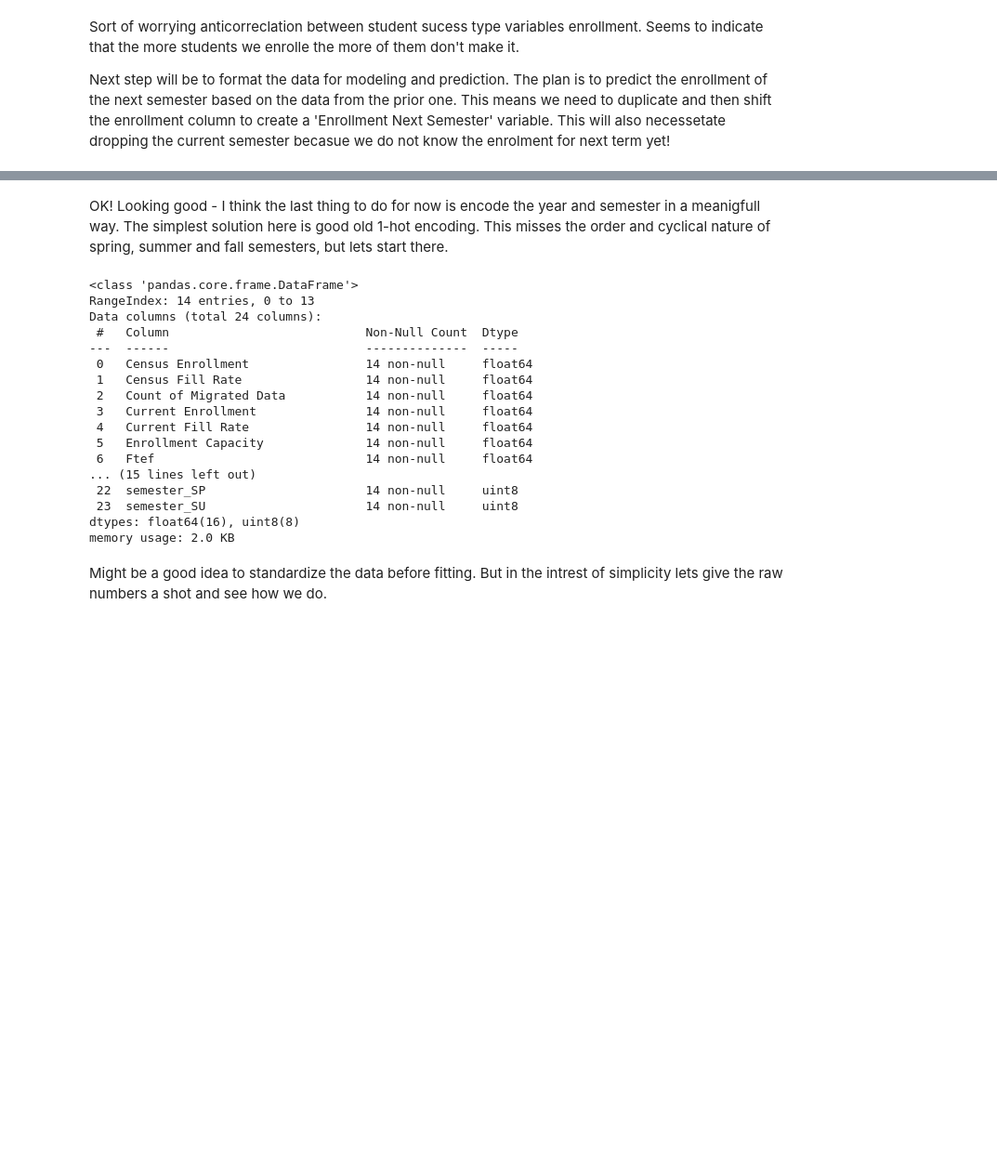
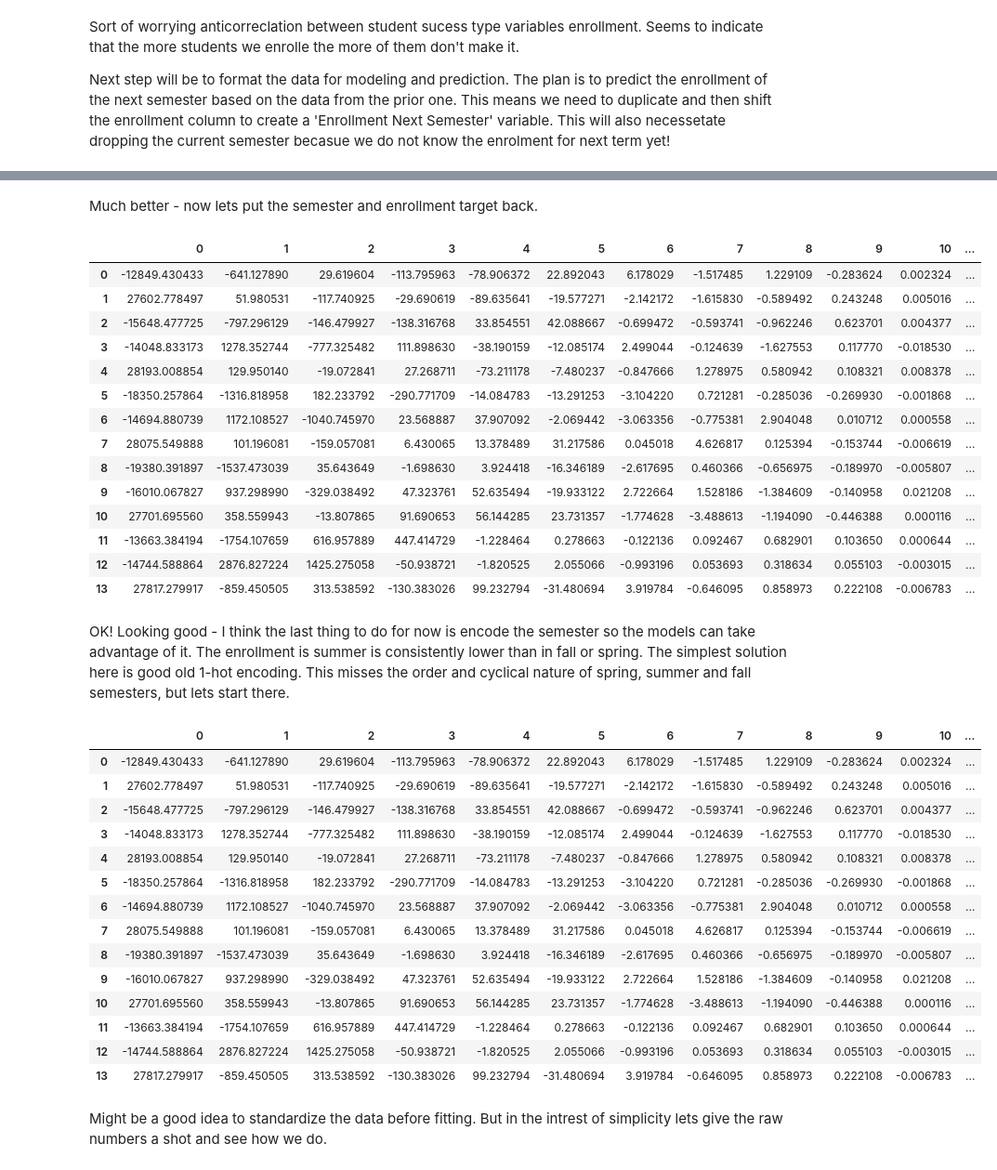
Before and after one commit to gperdrizet/LMC-enrollment-forecast, a Jupyter notebook: notebooks/data_exploration.ipynb, the cells around one changed output, grey strips where cells are left out. Shown: that part at 93% size. Saved outputs shown, nothing was run; the diff lists cells and outputs as text; code cells hidden in the pictures; blank space fills up the shorter version.

```diff
--- a/notebooks/data_exploration.ipynb
+++ b/notebooks/data_exploration.ipynb
@@ -142,33 +162,52 @@ enrollment_by_semester
+# %% [markdown]
+Much better - now lets put the semester and enrollment target back.
+# %%
+# Add the shifted enrollment and semester data back to our master dataframe
+enrollment_by_semester_PCA = pd.concat([enrollment_by_semester_PCA, trimmed_enrollment, trimmed_semester], axis=1)
+enrollment_by_semester_PCA
+# %% [output]
+|  | 0 | 1 | 2 | 3 | 4 | 5 | 6 | 7 | 8 | 9 | 10 | ... |
+| 0 | -12849.430433 | -641.127890 | 29.619604 | -113.795963 | -78.906372 | 22.892043 | 6.178029 | -1.517485 | 1.229109 | -0.283624 | 0.002324 | ... |
+| 1 | 27602.778497 | 51.980531 | -117.740925 | -29.690619 | -89.635641 | -19.577271 | -2.142172 | -1.615830 | -0.589492 | 0.243248 | 0.005016 | ... |
+| 2 | -15648.477725 | -797.296129 | -146.479927 | -138.316768 | 33.854551 | 42.088667 | -0.699472 | -0.593741 | -0.962246 | 0.623701 | 0.004377 | ... |
+| 3 | -14048.833173 | 1278.352744 | -777.325482 | 111.898630 | -38.190159 | -12.085174 | 2.499044 | -0.124639 | -1.627553 | 0.117770 | -0.018530 | ... |
+| 4 | 28193.008854 | 129.950140 | -19.072841 | 27.268711 | -73.211178 | -7.480237 | -0.847666 | 1.278975 | 0.580942 | 0.108321 | 0.008378 | ... |
+| 5 | -18350.257864 | -1316.818958 | 182.233792 | -290.771709 | -14.084783 | -13.291253 | -3.104220 | 0.721281 | -0.285036 | -0.269930 | -0.001868 | ... |
+| 6 | -14694.880739 | 1172.108527 | -1040.745970 | 23.568887 | 37.907092 | -2.069442 | -3.063356 | -0.775381 | 2.904048 | 0.010712 | 0.000558 | ... |
+| 7 | 28075.549888 | 101.196081 | -159.057081 | 6.430065 | 13.378489 | 31.217586 | 0.045018 | 4.626817 | 0.125394 | -0.153744 | -0.006619 | ... |
+| 8 | -19380.391897 | -1537.473039 | 35.643649 | -1.698630 | 3.924418 | -16.346189 | -2.617695 | 0.460366 | -0.656975 | -0.189970 | -0.005807 | ... |
+| 9 | -16010.067827 | 937.298990 | -329.038492 | 47.323761 | 52.635494 | -19.933122 | 2.722664 | 1.528186 | -1.384609 | -0.140958 | 0.021208 | ... |
+| 10 | 27701.695560 | 358.559943 | -13.807865 | 91.690653 | 56.144285 | 23.731357 | -1.774628 | -3.488613 | -1.194090 | -0.446388 | 0.000116 | ... |
+| 11 | -13663.384194 | -1754.107659 | 616.957889 | 447.414729 | -1.228464 | 0.278663 | -0.122136 | 0.092467 | 0.682901 | 0.103650 | 0.000644 | ... |
+| 12 | -14744.588864 | 2876.827224 | 1425.275058 | -50.938721 | -1.820525 | 2.055066 | -0.993196 | 0.053693 | 0.318634 | 0.055103 | -0.003015 | ... |
+| 13 | 27817.279917 | -859.450505 | 313.538592 | -130.383026 | 99.232794 | -31.480694 | 3.919784 | -0.646095 | 0.858973 | 0.222108 | -0.006783 | ... |
 # %% [markdown]
-OK! Looking good - I think the last thing to do for now is encode the year and semester in a meanigfull way. The simplest solution here is good old 1-hot encoding. This misses the order and cyclical nature of spring, summer and fall semesters, but lets start there.
+OK! Looking good - I think the last thing to do for now is encode the semester so the models can take advantage of it. The enrollment is summer is consistently lower than in fall or spring. The simplest solution here is good old 1-hot encoding. This misses the order and cyclical nature of spring, summer and fall semesters, but lets start there.
 # %%
-# Make onehot dataframes for years and semesters
-years = pd.get_dummies(enrollment_by_semester.year, prefix='year')
-semesters = pd.get_dummies(enrollment_by_semester.semester, prefix='semester')
+# Make onehot dataframe for semesters
+semesters = pd.get_dummies(enrollment_by_semester_PCA['Next Semester Type'], prefix='next_semester')
 
 # Add back to master dataframe and clean up old columns
-enrollment_by_semester = pd.concat([enrollment_by_semester, years, semesters], axis=1)
-enrollment_by_semester.drop(['year', 'semester'], axis=1, inplace=True)
+enrollment_by_semester_PCA = pd.concat([enrollment_by_semester_PCA, semesters], axis=1)
+#enrollment_by_semester_PCA.drop(['Next Semester Type'], axis=1, inplace=True)
 
-enrollment_by_semester.info()
+enrollment_by_semester_PCA
 # %% [output]
-<class 'pandas.core.frame.DataFrame'>
-RangeIndex: 14 entries, 0 to 13
-Data columns (total 24 columns):
- #   Column                           Non-Null Count  Dtype
----  ------                           --------------  -----
- 0   Census Enrollment                14 non-null     float64
- 1   Census Fill Rate                 14 non-null     float64
- 2   Count of Migrated Data           14 non-null     float64
- 3   Current Enrollment               14 non-null     float64
- 4   Current Fill Rate                14 non-null     float64
- 5   Enrollment Capacity              14 non-null     float64
- 6   Ftef                             14 non-null     float64
-... (15 lines left out)
- 22  semester_SP                      14 non-null     uint8
- 23  semester_SU                      14 non-null     uint8
-dtypes: float64(16), uint8(8)
-memory usage: 2.0 KB
+|  | 0 | 1 | 2 | 3 | 4 | 5 | 6 | 7 | 8 | 9 | 10 | ... |
+| 0 | -12849.430433 | -641.127890 | 29.619604 | -113.795963 | -78.906372 | 22.892043 | 6.178029 | -1.517485 | 1.229109 | -0.283624 | 0.002324 | ... |
+| 1 | 27602.778497 | 51.980531 | -117.740925 | -29.690619 | -89.635641 | -19.577271 | -2.142172 | -1.615830 | -0.589492 | 0.243248 | 0.005016 | ... |
+| 2 | -15648.477725 | -797.296129 | -146.479927 | -138.316768 | 33.854551 | 42.088667 | -0.699472 | -0.593741 | -0.962246 | 0.623701 | 0.004377 | ... |
+| 3 | -14048.833173 | 1278.352744 | -777.325482 | 111.898630 | -38.190159 | -12.085174 | 2.499044 | -0.124639 | -1.627553 | 0.117770 | -0.018530 | ... |
+| 4 | 28193.008854 | 129.950140 | -19.072841 | 27.268711 | -73.211178 | -7.480237 | -0.847666 | 1.278975 | 0.580942 | 0.108321 | 0.008378 | ... |
+| 5 | -18350.257864 | -1316.818958 | 182.233792 | -290.771709 | -14.084783 | -13.291253 | -3.104220 | 0.721281 | -0.285036 | -0.269930 | -0.001868 | ... |
+| 6 | -14694.880739 | 1172.108527 | -1040.745970 | 23.568887 | 37.907092 | -2.069442 | -3.063356 | -0.775381 | 2.904048 | 0.010712 | 0.000558 | ... |
+| 7 | 28075.549888 | 101.196081 | -159.057081 | 6.430065 | 13.378489 | 31.217586 | 0.045018 | 4.626817 | 0.125394 | -0.153744 | -0.006619 | ... |
+| 8 | -19380.391897 | -1537.473039 | 35.643649 | -1.698630 | 3.924418 | -16.346189 | -2.617695 | 0.460366 | -0.656975 | -0.189970 | -0.005807 | ... |
+| 9 | -16010.067827 | 937.298990 | -329.038492 | 47.323761 | 52.635494 | -19.933122 | 2.722664 | 1.528186 | -1.384609 | -0.140958 | 0.021208 | ... |
+| 10 | 27701.695560 | 358.559943 | -13.807865 | 91.690653 | 56.144285 | 23.731357 | -1.774628 | -3.488613 | -1.194090 | -0.446388 | 0.000116 | ... |
+| 11 | -13663.384194 | -1754.107659 | 616.957889 | 447.414729 | -1.228464 | 0.278663 | -0.122136 | 0.092467 | 0.682901 | 0.103650 | 0.000644 | ... |
+| 12 | -14744.588864 | 2876.827224 | 1425.275058 | -50.938721 | -1.820525 | 2.055066 | -0.993196 | 0.053693 | 0.318634 | 0.055103 | -0.003015 | ... |
+| 13 | 27817.279917 | -859.450505 | 313.538592 | -130.383026 | 99.232794 | -31.480694 | 3.919784 | -0.646095 | 0.858973 | 0.222108 | -0.006783 | ... |
 # %% [markdown]
 Might be a good idea to standardize the data before fitting. But in the intrest of simplicity lets give the raw numbers a shot and see how we do.
 # %%
```
Also changed, not shown: parts of 7 cells of this notebook.
